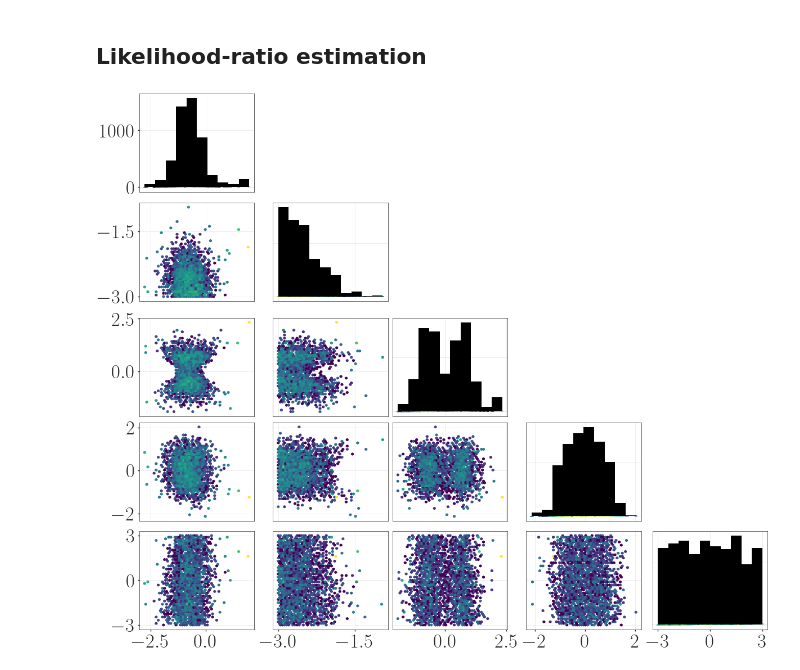
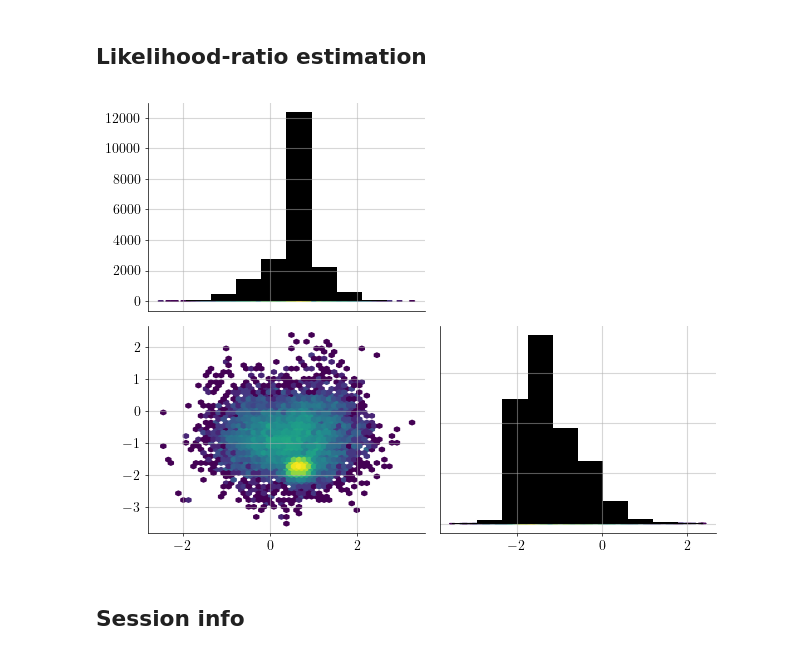
Before and after one commit to dirmeier/sbijax, a Jupyter notebook: docs/notebooks/sbi_with_sbijax.ipynb, the cells around one changed output. Saved outputs shown, nothing was run; the diff lists cells and outputs as text; code cells hidden in the pictures.

```diff
--- a/docs/notebooks/sbi_with_sbijax.ipynb
+++ b/docs/notebooks/sbi_with_sbijax.ipynb
@@ -187,11 +183,17 @@ plot_posteriors(
 # %% [markdown]
 ## Likelihood-ratio estimation
 # %%
-from sbijax import NASS, SMCABC, inference_data_as_dictionary
-from sbijax.nn import make_nass_net
+from sbijax.nn import make_resnet
+
+neural_network = make_resnet()
+# %%
+from sbijax import NRE
+
+nre = NRE(fns, neural_network)
 # %%
-fns = prior_fn, simulator_fn
-model_nass = NASS(fns, make_nass_net([64, 64, 5], [64, 64, 1]))
-
-data, _ = model_nass.simulate_data(jr.PRNGKey(1), n_simulations=20_000)
-params_nass, _ = model_nass.fit(jr.PRNGKey(2), data=data, n_early_stopping_patience=25)
+data, _ = nre.simulate_data(
+    jr.PRNGKey(1), n_simulations=20_000
+)
+nre_params, info = nre.fit(
+    jr.PRNGKey(2), data=data, n_samples=10_000, n_warmup=5000, n_chains=4
+)
@@ -209,11 +200,10 @@ model_smc = SMCABC(fns, summary_fn, distance_fn)
 # %%
-smc_inference_results, _ = model_smc.sample_posterior(
-    jr.PRNGKey(3), y_observed, n_rounds=10, n_particles=5_000, eps_step=0.825, ess_min=2_000
+nre_inference_results, diagnostics = nre.sample_posterior(
+    jr.PRNGKey(3), nre_params, y_obs, n_samples=10_000, n_warmup=5000, n_chains=4
 )
 # %%
-plot_posteriors(
-    sbijax._src.mcmc.util.flatten(smc_inference_results.posterior)["theta"],
-    "/Users/simon/PROJECTS/2022-bistom/docs/manuscript/sbijax/figures/posterior_pair_plot-smc.pdf"
-)
+plot_posteriors(sbijax.inference_data_as_dictionary(nre_inference_results.posterior)["theta"])
 # %% [output]
-[figure, old version]
+[figure, new version]
+# %% [markdown]
+## Session info
```
Also changed, not shown: parts of 24 cells of this notebook, 24 other files.
